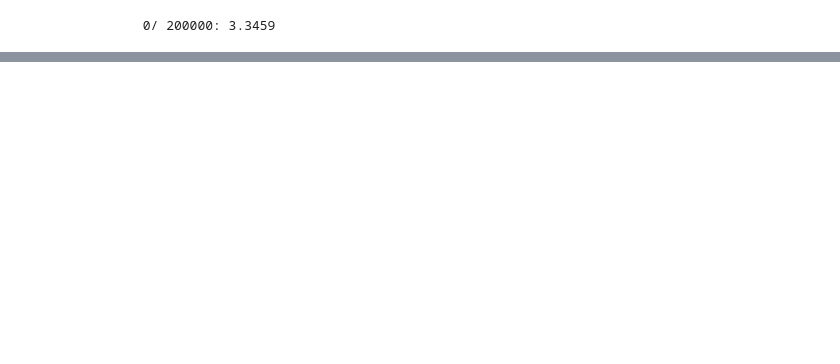
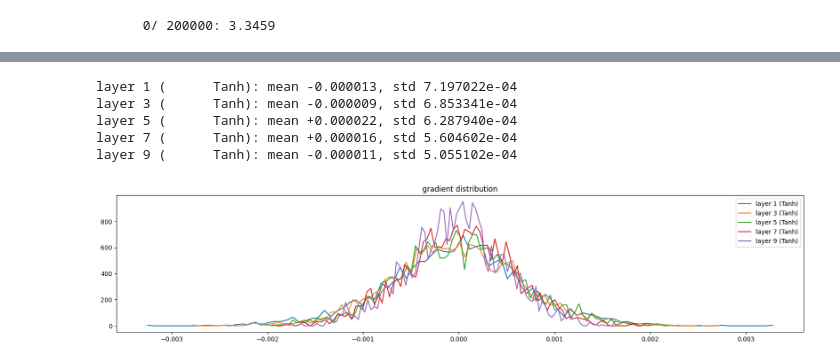
Before and after one commit to prabodh1194/karpathy-0-2-hero, a Jupyter notebook: makemore/makemore 3.ipynb, the cells around one changed output, grey strips where cells are left out. Cells and saved outputs as stored; diff of their text form; code cells hidden in the pictures; blank space fills up the shorter version.

```diff
--- a/makemore/makemore 3.ipynb
+++ b/makemore/makemore 3.ipynb
@@ -473,0 +564,35 @@ for i in range(max_steps):
+# %%
+# visualise histogram for gradients
+
+plt.figure(figsize=(20, 4))
+legends = []
+
+for i, layer in enumerate(layers[:-1]):
+    if isinstance(layer, Tanh):
+        t = layer.out.grad
+        # saturation is count of values that tanh is taking on extremes. in this case how many values are in the tails of tanh
+        print(
+            "layer %d (%10s): mean %+f, std %e"
+            % (i, layer.__class__.__name__, t.mean(), t.std())
+        )
+
+        # density helps us get shape of distributio as it used probabilities. easier to compare.
+        hy, hx = torch.histogram(t, density=True)
+        plt.plot(hx[:-1].detach(), hy.detach())
+        legends.append(f"layer {i} ({layer.__class__.__name__})")
+plt.legend(legends)
+plt.title("gradient distribution");
+
+# these gradients vary like anything based on how the weights gain is changed above. try changing the multiplier to
+# small .5 or a large 3
+
+# .5: layers are completely incoherent & very very far apart and flattening rapidly.
+# 3: some weird assymetry in deeper layers.
+# refer diag: gain_effect_with_story.svg
+# %% [output]
+layer 1 (      Tanh): mean -0.000013, std 7.197022e-04
+layer 3 (      Tanh): mean -0.000009, std 6.853341e-04
+layer 5 (      Tanh): mean +0.000022, std 6.287940e-04
+layer 7 (      Tanh): mean +0.000016, std 5.604602e-04
+layer 9 (      Tanh): mean -0.000011, std 5.055102e-04
+[figure, added]
```
Also changed, not shown: parts of 3 cells of this notebook, 1 other file.
